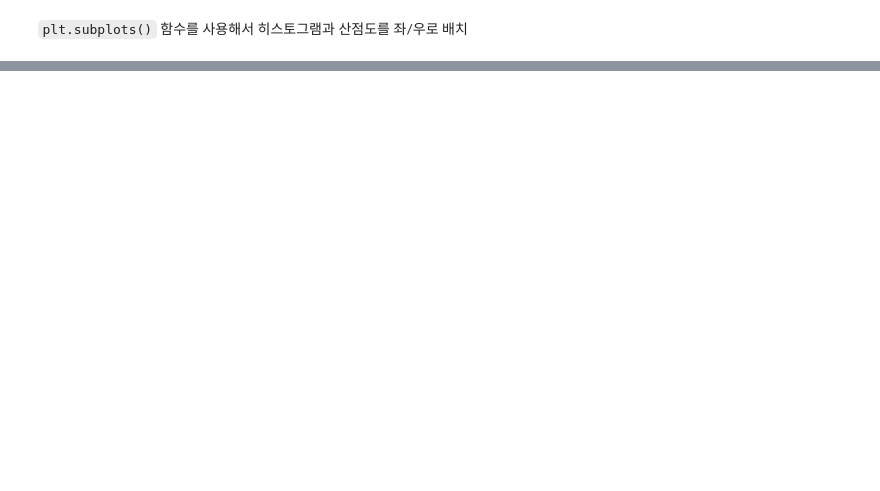
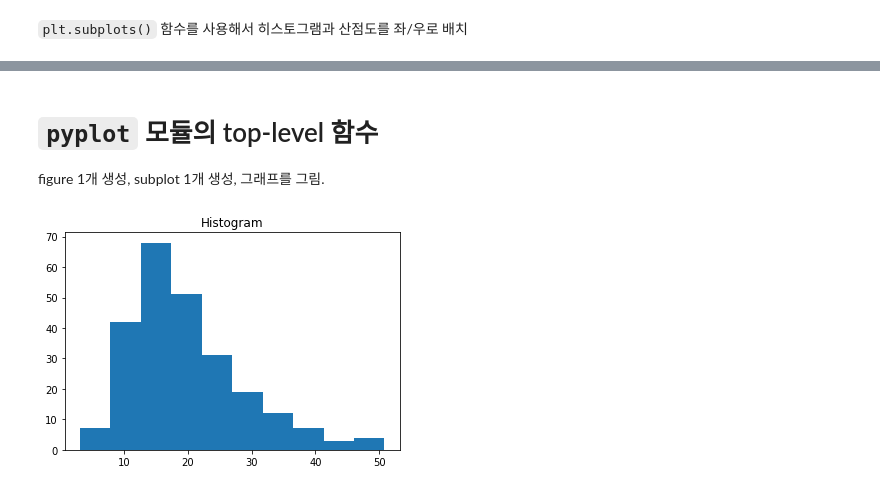
Before and after one commit to JakeOh/202208_itw_java134_lab_python, a Jupyter notebook: py21_matplotlib.ipynb, the cells around one changed output, grey strips where cells are left out. Drawn from its saved outputs; the diff is of its cells as text; code cells hidden in the pictures; blank space fills up the shorter version.

```diff
--- a/py21_matplotlib.ipynb
+++ b/py21_matplotlib.ipynb
@@ -137,0 +158,15 @@ plt.show()
+# %% [markdown]
+# `pyplot` 모듈의 top-level 함수
+
+figure 1개 생성, subplot 1개 생성, 그래프를 그림.
+# %%
+# 1. figure 생성.  2. subplot 1개 생성.  3. 그래프 그림.
+plt.hist(x=tips.total_bill)
+
+# 4. 옵션 설정.
+plt.title('Histogram')
+
+# 5. 그래프 그리기.
+plt.show()
+# %% [output]
+[figure, added]
```
Also changed, not shown: parts of 7 cells of this notebook.
